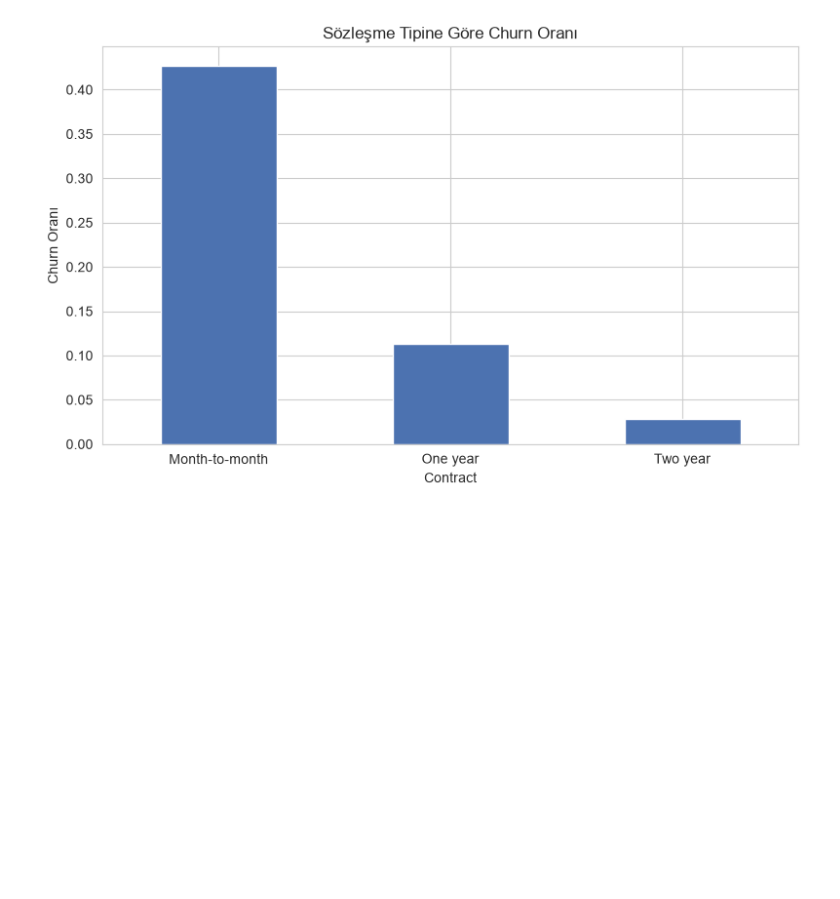
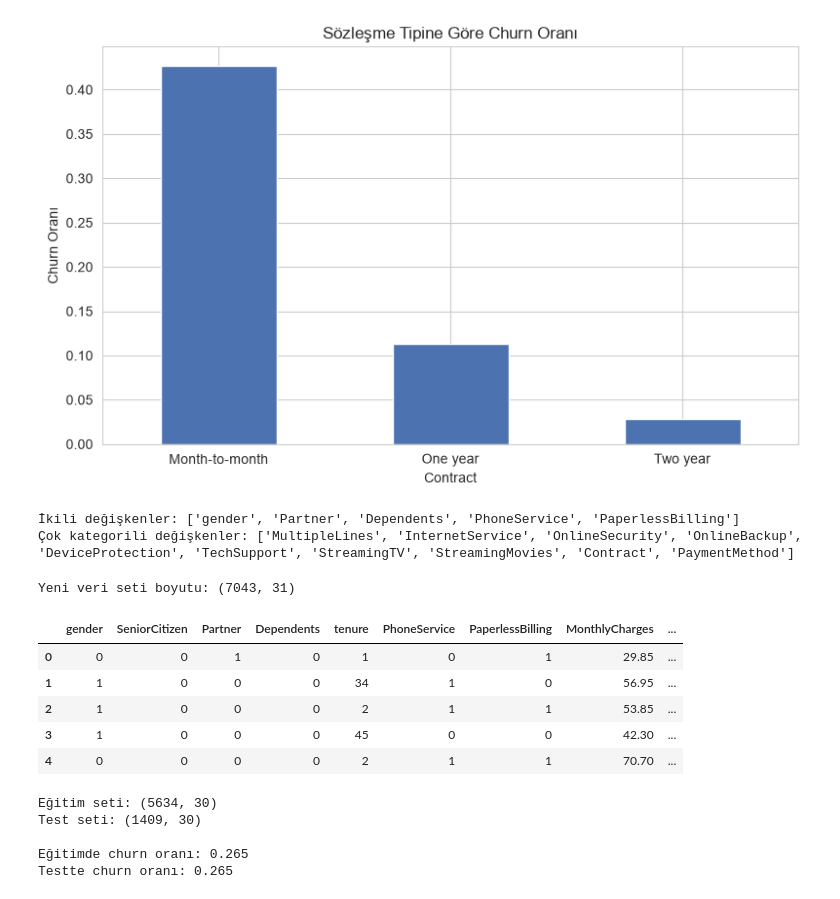
Before and after one commit to mineturkmen20-hub/final-projesi-mine-turkmen, a Jupyter notebook: notebooks/01_veri_temizleme_ve_eda.ipynb, the cells around one changed output. Saved outputs shown, nothing was run; the diff lists cells and outputs as text; code cells hidden in the pictures; blank space fills up the shorter version.

```diff
--- a/notebooks/01_veri_temizleme_ve_eda.ipynb
+++ b/notebooks/01_veri_temizleme_ve_eda.ipynb
@@ -159,3 +157,53 @@ plt.savefig('../gorseller/contract_churn_orani.png', dpi=100)
 plt.show()
 # %% [output]
 [figure]
+# %%
+df_model = df.drop('customerID', axis=1)
+
+binary_cols = [col for col in cat_cols if df_model[col].nunique() == 2]
+multi_cols = [col for col in cat_cols if df_model[col].nunique() > 2]
+
+print("İkili değişkenler:", binary_cols)
+print("Çok kategorili değişkenler:", multi_cols)
+# %% [output]
+İkili değişkenler: ['gender', 'Partner', 'Dependents', 'PhoneService', 'PaperlessBilling']
+Çok kategorili değişkenler: ['MultipleLines', 'InternetService', 'OnlineSecurity', 'OnlineBackup', 'DeviceProtection', 'TechSupport', 'StreamingTV', 'StreamingMovies', 'Contract', 'PaymentMethod']
+# %%
+from sklearn.preprocessing import LabelEncoder
+
+le = LabelEncoder()
+for col in binary_cols:
+    df_model[col] = le.fit_transform(df_model[col])
+
+df_model = pd.get_dummies(df_model, columns=multi_cols, drop_first=True)
+print("Yeni veri seti boyutu:", df_model.shape)
+df_model.head()
+# %% [output]
+Yeni veri seti boyutu: (7043, 31)
+|  | gender | SeniorCitizen | Partner | Dependents | tenure | PhoneService | PaperlessBilling | MonthlyCharges | ... |
+| 0 | 0 | 0 | 1 | 0 | 1 | 0 | 1 | 29.85 | ... |
+| 1 | 1 | 0 | 0 | 0 | 34 | 1 | 0 | 56.95 | ... |
+| 2 | 1 | 0 | 0 | 0 | 2 | 1 | 1 | 53.85 | ... |
+| 3 | 1 | 0 | 0 | 0 | 45 | 0 | 0 | 42.30 | ... |
+| 4 | 0 | 0 | 0 | 0 | 2 | 1 | 1 | 70.70 | ... |
+# %%
+
+from sklearn.model_selection import train_test_split
+
+X = df_model.drop('Churn', axis=1)
+y = df_model['Churn']
+
+X_train, X_test, y_train, y_test = train_test_split(
+    X, y, test_size=0.2, random_state=42, stratify=y
+)
+
+print("Eğitim seti:", X_train.shape)
+print("Test seti:", X_test.shape)
+print("\nEğitimde churn oranı:", y_train.mean().round(3))
+print("Testte churn oranı:", y_test.mean().round(3))
+# %% [output]
+Eğitim seti: (5634, 30)
+Test seti: (1409, 30)
+
+Eğitimde churn oranı: 0.265
+Testte churn oranı: 0.265
```
Also changed, not shown: parts of 12 cells of this notebook, 4 other files.
